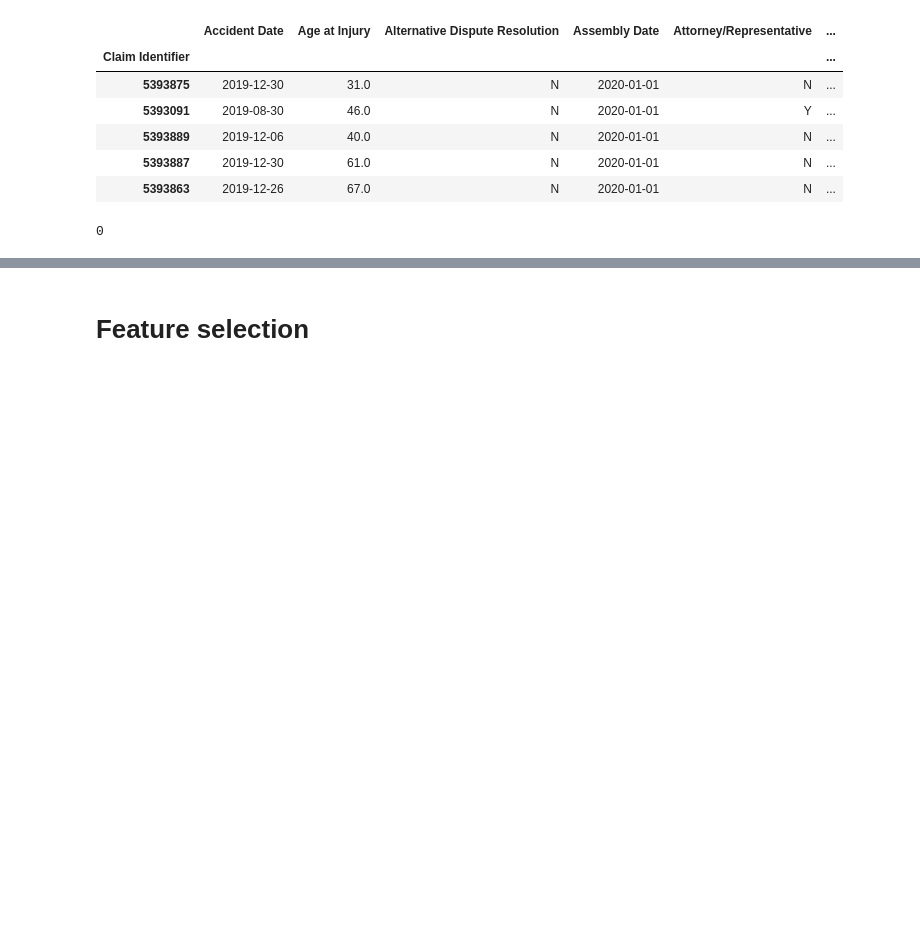
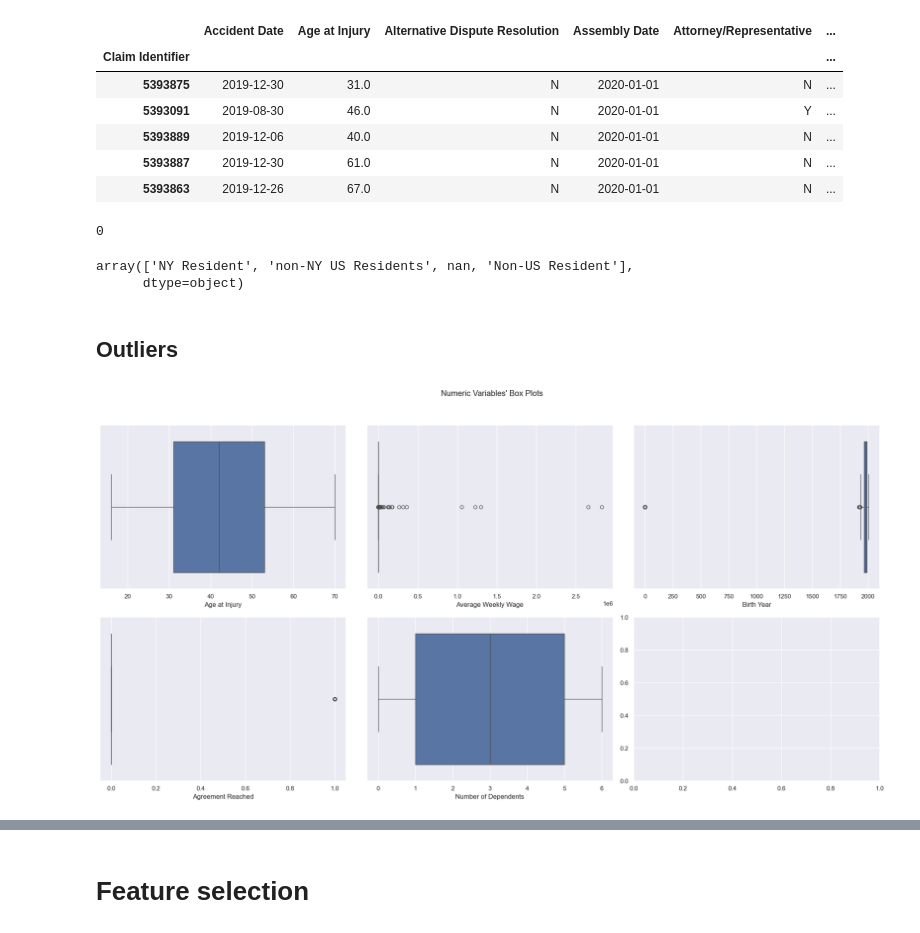
Before and after one commit to RLopes2327/Group17_ML2425, a Jupyter notebook: RL-notebook.ipynb, the cells around one changed output, grey strips where cells are left out. Saved outputs shown, nothing was run; the diff lists cells and outputs as text; code cells hidden in the pictures; blank space fills up the shorter version.

Commit message:
outliers and some updates in feature selection

```diff
--- a/RL-notebook.ipynb
+++ b/RL-notebook.ipynb
@@ -283,3 +289,8 @@ pd.reset_option('display.max_columns')
+# %%
+train_data['Zip Code'].unique()
+# %% [output]
+array(['NY Resident', 'non-NY US Residents', nan, 'Non-US Resident'],
+      dtype=object)
 # %%
 X = train_data.drop('Claim Injury Type', axis = 1)
 y = train_data['Claim Injury Type']
@@ -297,3 +308,26 @@ X_train_cat = X_train.select_dtypes(exclude=np.number).set_index(X_train.index)
 #For Validation
 X_val_num = X_val.select_dtypes(include=np.number).set_index(X_val.index)
 X_val_cat = X_val.select_dtypes(exclude=np.number).set_index(X_val.index)
+# %% [markdown]
+## Outliers
+# %%
+# All Numeric Variables' Box Plots in one figure
+sns.set()
+
+# Prepare figure. Create individual axes where each box plot will be placed
+fig, axes = plt.subplots(2, ceil(len(X_train_num.columns) / 2), figsize=(20, 11))
+
+# Plot data
+# Iterate across axes objects and associate each box plot (hint: use the ax argument):
+for ax, feat in zip(axes.flatten(), X_train_num.columns): # Notice the zip() function and flatten() method
+    sns.boxplot(x=X_train_num[feat], ax=ax)
+
+# Layout
+# Add a centered title to the figure:
+title = "Numeric Variables' Box Plots"
+
+plt.suptitle(title)
+plt.tight_layout(rect=[0, 0.03, 1, 0.95])  # Adjust layout to make room for the title
+plt.show()
+# %% [output]
+[figure, added]
```
Also changed, not shown: parts of 43 cells of this notebook.
